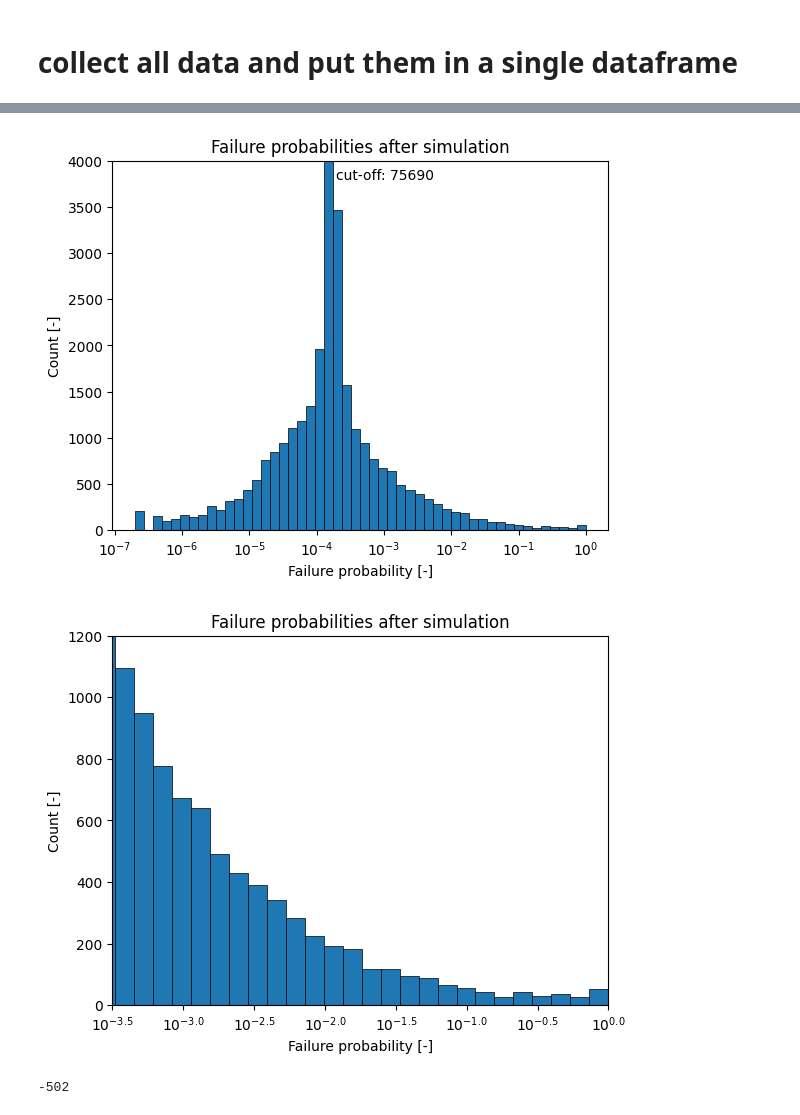
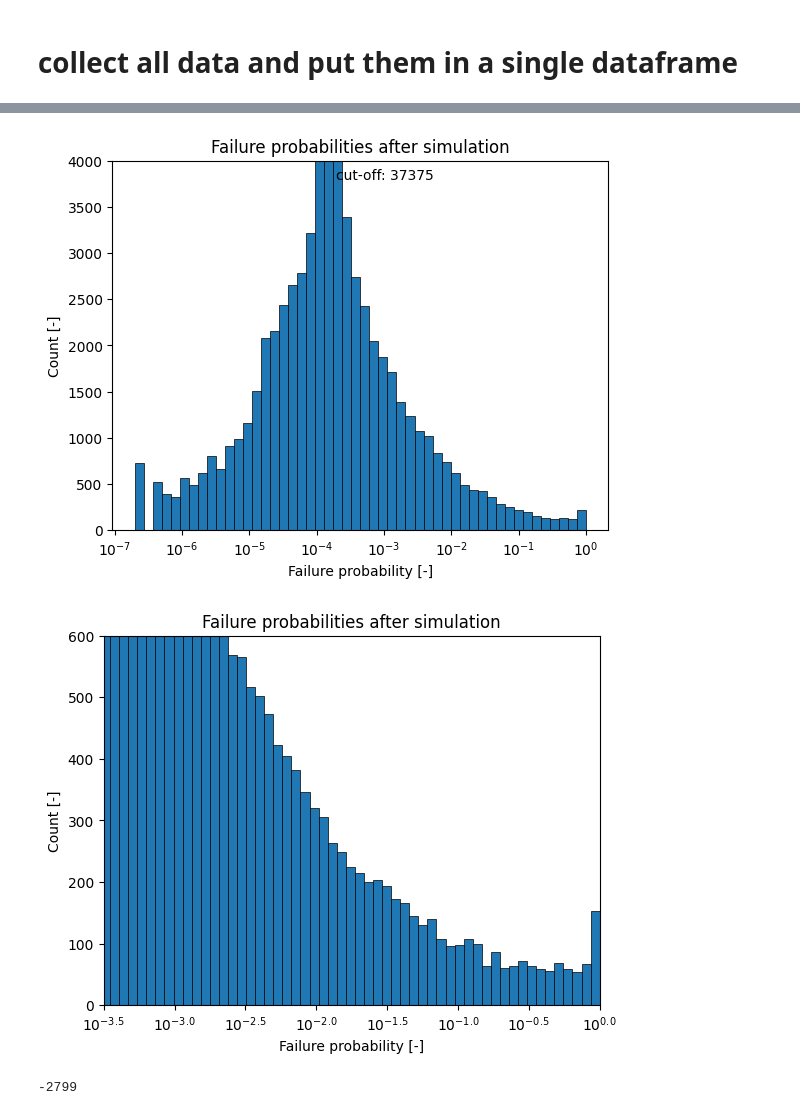
Before and after one commit to sjonnie-boonstra/hofss, a Jupyter notebook: post_processing.ipynb, the cells around one changed output, grey strips where cells are left out. Saved outputs shown, nothing was run; the diff lists cells and outputs as text; code cells hidden in the pictures.

Commit message:
updated notebooks for plotting

```diff
--- a/post_processing.ipynb
+++ b/post_processing.ipynb
@@ -4,7 +4,7 @@
 import os
 import pandas as pd
 
-results_path = "/home/boonstra/xin_results_24_3(2)"
+results_path = "/home/boonstra/xin_results_25_3_no_error_check"
 
 data_frames = []
 for filename in os.listdir(results_path):
@@ -50,26 +50,26 @@ plt.gca().set_xticklabels(x_ticks)
 plt.text(x=0.45, y= 0.95, s=f"cut-off: {int(max(n))}",transform=plt.gca().transAxes)
 plt.show()
 # %% [output]
-[figure, old version]
+[figure, new version]
 # %%
 import matplotlib.pyplot as plt
 import numpy as np
 
 log_values = [np.log10(value) for value in final_task_data["total"] if value > 2e-7]
 # log_values = [value for value in log_values if value > np.log10(1.8e-4)]
-n, bins, patches = plt.hist(log_values, bins=50, linewidth=0.5, edgecolor="black")
+n, bins, patches = plt.hist(log_values, bins=100, linewidth=0.5, edgecolor="black")
 plt.title("Failure probabilities after simulation")
 plt.xlabel("Failure probability [-]")
 plt.ylabel("Count [-]")
 plt.xlim(-3.5,0)
-plt.ylim(0,1.2e3)
+plt.ylim(0,600)
 x_ticks = ["$\mathregular{10^{%s}}$" %(item.get_text(),) for item in plt.gca().get_xticklabels()]
 plt.gca().set_xticklabels(x_ticks)
 plt.show()
 len(log_values) - len(final_task_data)
 # %% [output]
-[figure, old version]
+[figure, new version]
--502
+-2799
 # %%
 failure_data = scenario_data[scenario_data["total"] <= 0.0]
 print(failure_data["scenario"].value_counts())
```
Also changed, not shown: parts of 8 cells of this notebook, 1 other file.
